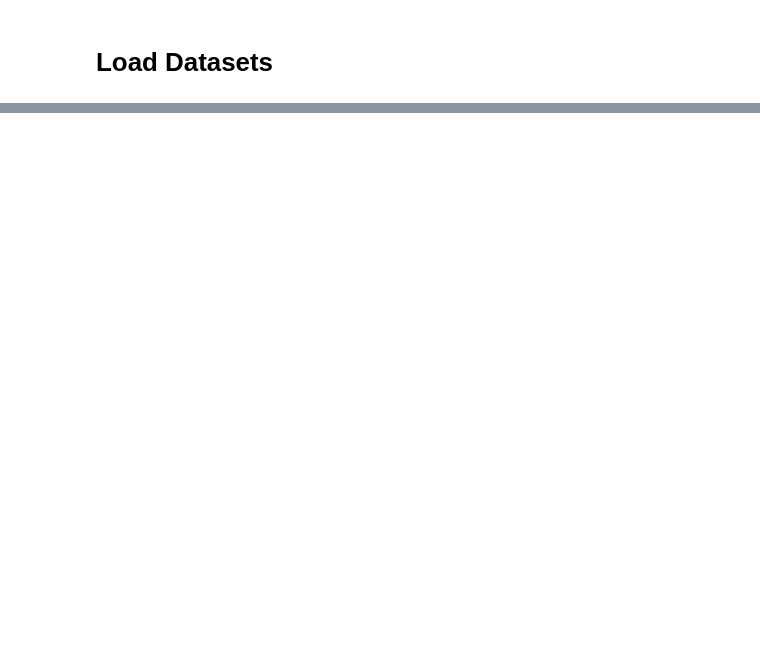
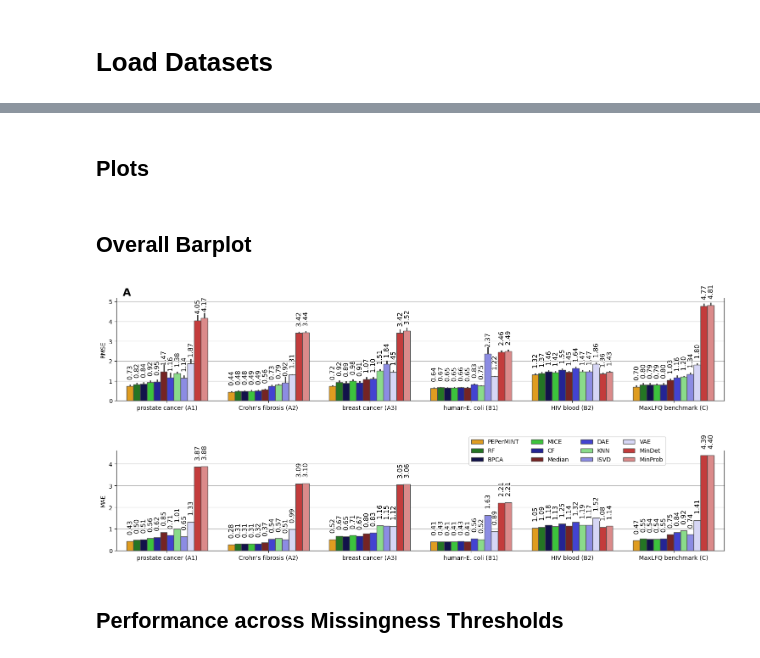
Before and after one commit to DILiS-lab/pepermint, a Jupyter notebook: evaluate.ipynb, the cells around one changed output, grey strips where cells are left out. Cells and saved outputs as stored; diff of their text form; code cells hidden in the pictures; blank space fills up the shorter version.

```diff
--- a/evaluate.ipynb
+++ b/evaluate.ipynb
@@ -22,7 +52,7 @@ eval_columns = ['mindet', 'minprob', 'mean', 'knn', 'missforest', 'bpca', 'isvd'
 from preprocessing import embed_sequences_t5_cached, create_masked_dataset, remove_all_missing
 imp_datasets = {}
 
-for ds_name in ['blood_ddia', 'maxlfqbench', 'human_ecoli_ddia', 'prostate_cancer', 'crohns_disease']:
+for ds_name in ['breast_cancer', 'prostate_cancer', 'crohns_fibrosis', 'maxlfqbench', 'blood_ddia', 'human_ecoli_ddia']:#['crohns_disease']:
     print(ds_name)
     ds = Dataset.load(f'data/datasets_imputed/{ds_name}')
     imp_datasets[ds_name] = ds
@@ -76,0 +105,2 @@ for ds_name, ds in imp_datasets.items():
+# %% [markdown]
+## Plots
@@ -76,0 +123,2 @@ for ds_name, ds in imp_datasets.items():
+# %% [markdown]
+## Overall Barplot
@@ -76,0 +152,36 @@ for ds_name, ds in imp_datasets.items():
+# %%
+# method_order = list(rmse_dfs.groupby('column').mean().sort_values('metric').index)
+# method_order = [method_label_map[m] for m in method_order]
+method_order = ['PEPerMINT', 'RF', 'BPCA', 'MICE', 'CF', 'Median', 'DAE', 'KNN', 'ISVD', 'VAE', 'MinDet', 'MinProb']
+# %%
+import matplotlib.patheffects as PathEffects
+
+for df, ylabel, fig_name in [(rmse_dfs.copy(), 'RMSE', 'sample_wise_rmse_bar'), (mae_dfs.copy(), 'MAE', 'dataset_mae_bar')]:
+   fig, ax = plt.subplots(1, 1, figsize=(15, 3.25))
+   df['column'] = df['column'].map(method_label_map)
+   df['dataset'] = df['dataset'].map(dataset_label_map)
+   sns.barplot(df, y='metric', x='dataset', hue='column', ax=ax, hue_order=method_order,  linewidth=1.0, edgecolor="0.3", palette=PALETTE,
+               order=[dataset_label_map[d] for d in ["prostate_cancer", "crohns_fibrosis", "breast_cancer", "human_ecoli_ddia", "blood_ddia", "maxlfqbench"]],
+               zorder=3)
+   ax.set_ylabel(ylabel)
+   ax.grid(axis='y', zorder=0)
+   ax.spines['top'].set_visible(False)
+   for container in ax.containers:
+      ax.bar_label(container, fmt='%.2f', label_type='edge', rotation = 90, padding=10, fontsize=11, path_effects=[PathEffects.withStroke(linewidth=2, foreground='w')])#15.1)
+   ticks = [k.get_text() for k  in ax.get_xticklabels()]
+   ax.set_xticks(ax.get_xticks()) # Workaround to silence a warning
+   ax.set_xticklabels(ticks, ha='center')
+   ax.legend(loc='lower left', bbox_to_anchor=(0.575, 0.825), ncol=4, fontsize=10)
+   if fig_name == 'sample_wise_rmse_bar':
+      ax.legend().remove()
+   ax.set_xlabel('')
+   if fig_name == 'sample_wise_rmse_bar':
+      ax.text(s='A', x=0.01, y=1.025, transform=ax.transAxes, fontsize=18, fontweight='bold')
+   #ax.set_ylim(0, 5.0)
+   fig.tight_layout()
+   fig.savefig(f'figures/{fig_name}.pdf')
+# %% [output]
+[figure, added]
+[figure, added]
+# %% [markdown]
+## Performance across Missingness Thresholds
```
Also changed, not shown: parts of 45 cells of this notebook, 9 other files.
